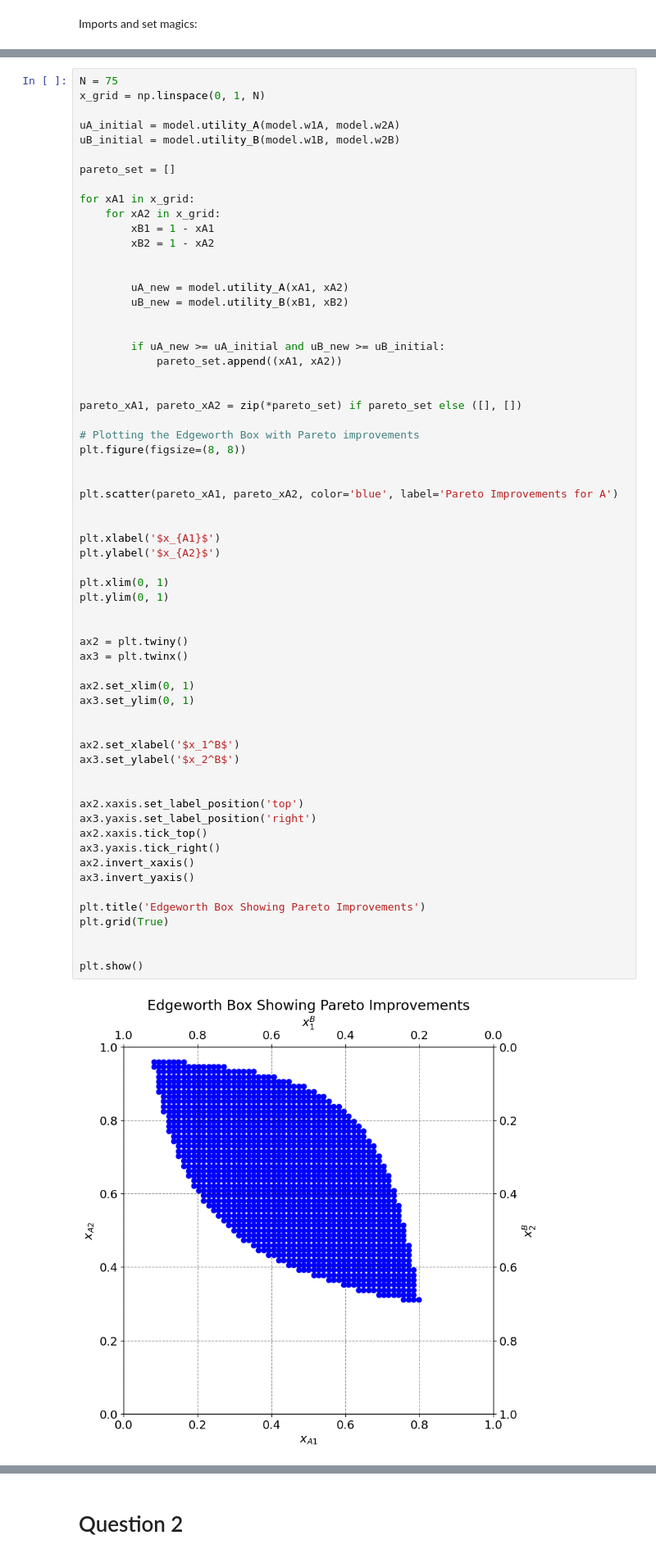
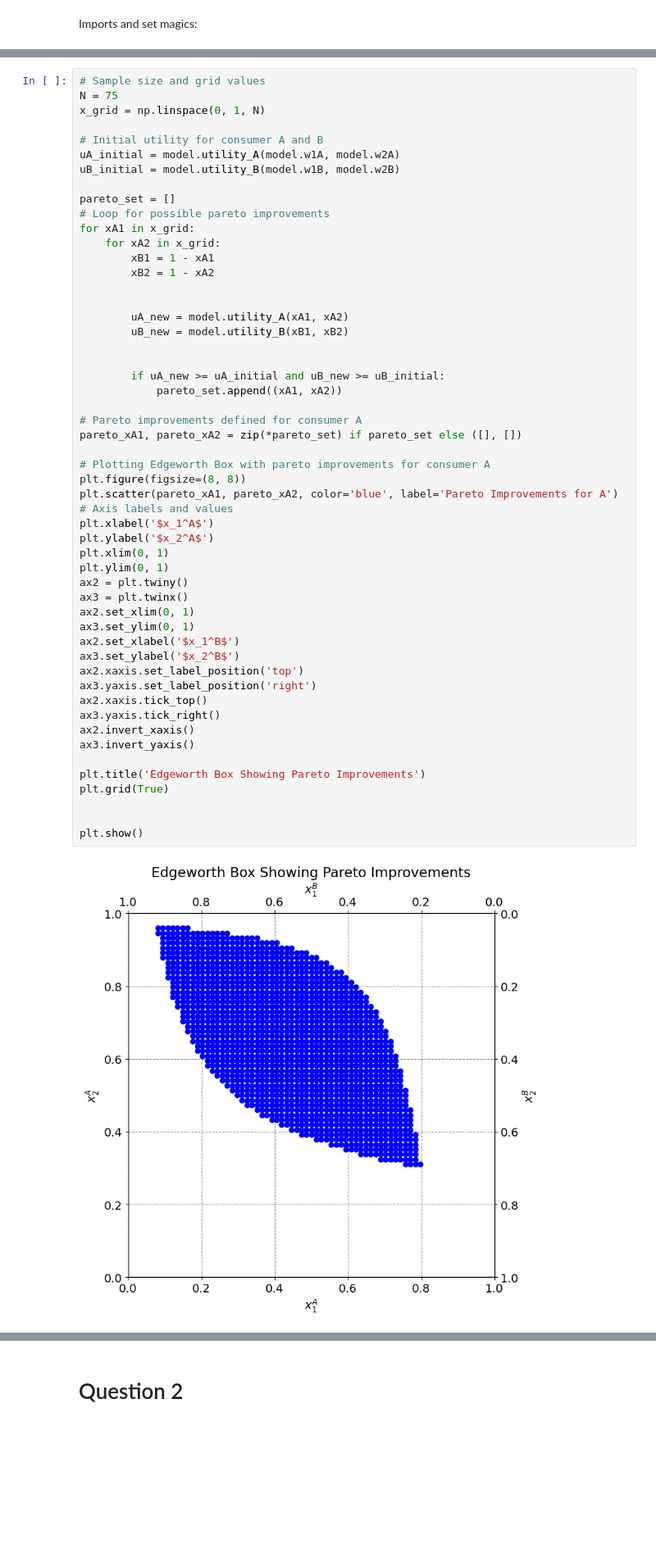
Before and after one commit to NumEconCopenhagen/projects-2024-mikkel-nikolas, a Jupyter notebook: inauguralproject/inauguralproject.ipynb, the cells around one changed output, grey strips where cells are left out. Shown at 82% size. Cells and saved outputs as stored; diff of their text form; blank space fills up the shorter version.

```diff
--- a/inauguralproject/inauguralproject.ipynb
+++ b/inauguralproject/inauguralproject.ipynb
@@ -24,12 +23,14 @@ model = InauguralprojectClass()
 # %%
+# Sample size and grid values
 N = 75
 x_grid = np.linspace(0, 1, N)
 
+# Initial utility for consumer A and B
 uA_initial = model.utility_A(model.w1A, model.w2A)
 uB_initial = model.utility_B(model.w1B, model.w2B)
 
 pareto_set = []
-
+# Loop for possible pareto improvements
 for xA1 in x_grid:
     for xA2 in x_grid:
         xB1 = 1 - xA1
@@ -41,47 +42,36 @@ for xA1 in x_grid:
 
 
         if uA_new >= uA_initial and uB_new >= uB_initial:
             pareto_set.append((xA1, xA2))
 
-
+# Pareto improvements defined for consumer A
 pareto_xA1, pareto_xA2 = zip(*pareto_set) if pareto_set else ([], [])
 
-# Plotting the Edgeworth Box with Pareto improvements
+# Plotting Edgeworth Box with pareto improvements for consumer A
 plt.figure(figsize=(8, 8))
-
-
 plt.scatter(pareto_xA1, pareto_xA2, color='blue', label='Pareto Improvements for A')
-
-
-plt.xlabel('$x_{A1}$')
-plt.ylabel('$x_{A2}$')
-
+# Axis labels and values
+plt.xlabel('$x_1^A$')
+plt.ylabel('$x_2^A$')
 plt.xlim(0, 1)
 plt.ylim(0, 1)
-
-
 ax2 = plt.twiny()
 ax3 = plt.twinx()
-
 ax2.set_xlim(0, 1)
 ax3.set_ylim(0, 1)
-
-
 ax2.set_xlabel('$x_1^B$')
 ax3.set_ylabel('$x_2^B$')
-
-
 ax2.xaxis.set_label_position('top')
 ax3.yaxis.set_label_position('right')
 ax2.xaxis.tick_top()
 ax3.yaxis.tick_right()
 ax2.invert_xaxis()
 ax3.invert_yaxis()
 
 plt.title('Edgeworth Box Showing Pareto Improvements')
 plt.grid(True)
 
 
 plt.show()
 # %% [output]
-[figure, old version]
+[figure, new version]
```
Also changed, not shown: parts of 16 cells of this notebook.
